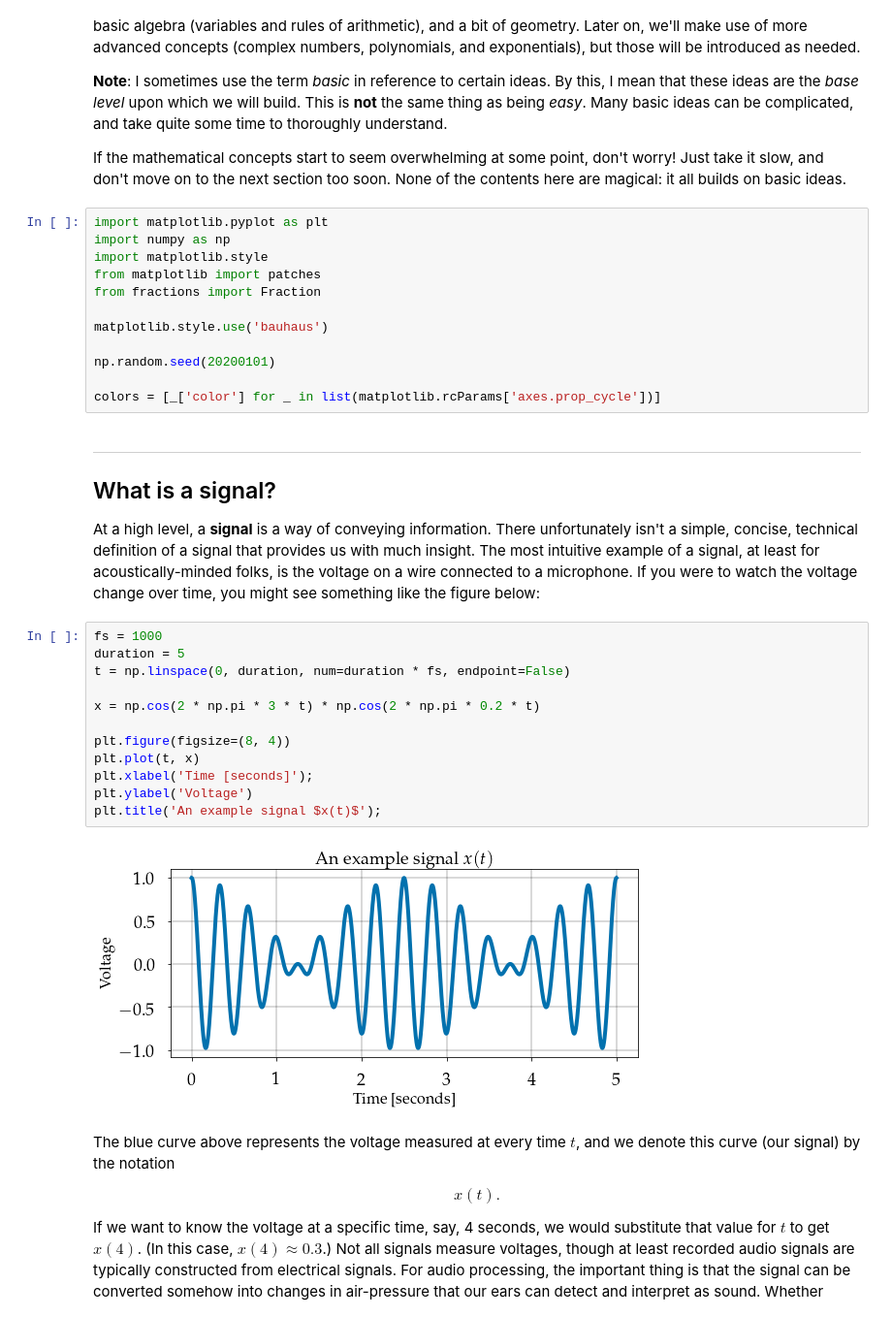
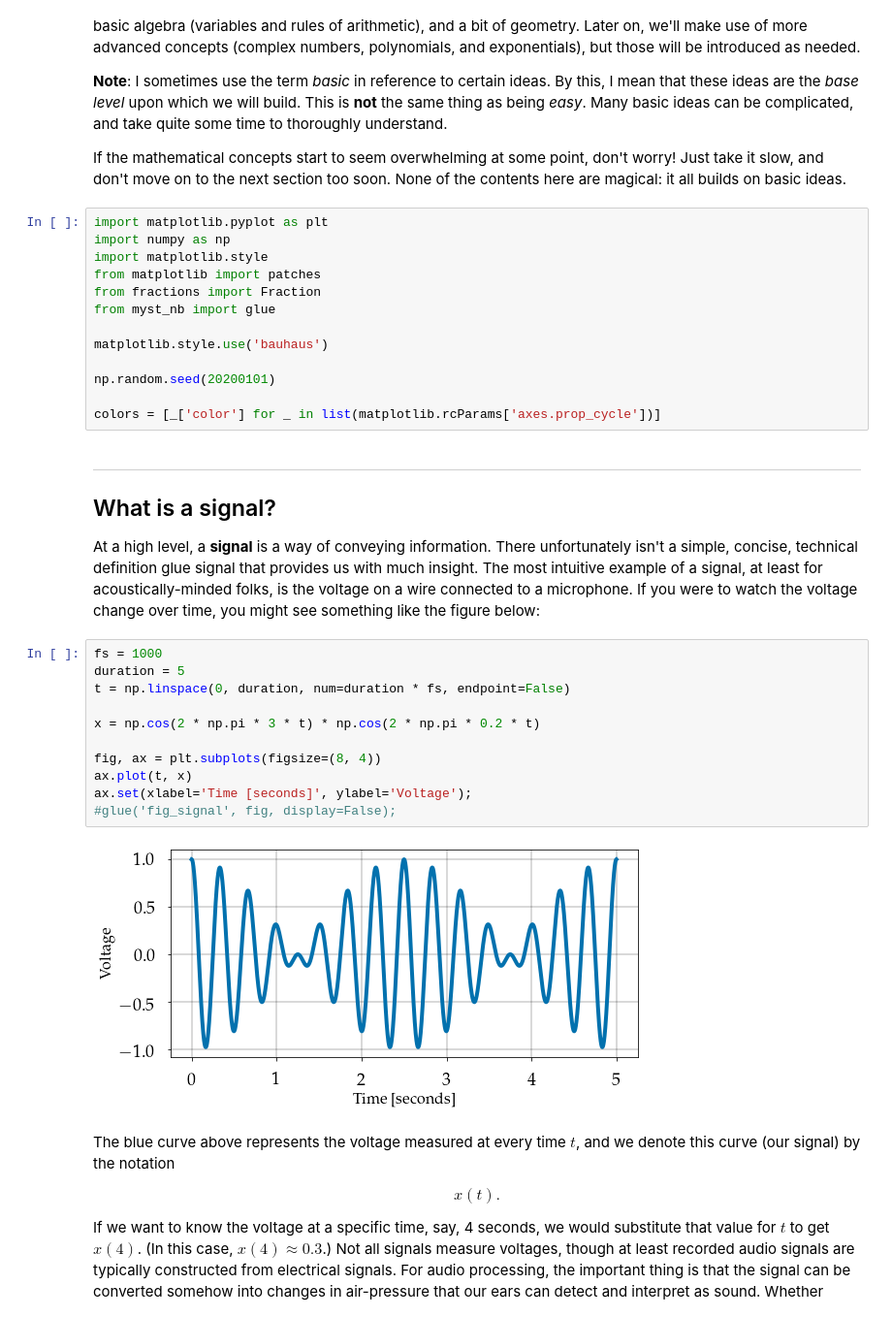
Before and after one commit to bmcfee/dstbook, a Jupyter notebook: content/ch01/Preliminaries.ipynb, the cells around one changed output. Shown at 97% size. Cells and saved outputs as stored; diff of their text form.

```diff
--- a/content/ch01/Preliminaries.ipynb
+++ b/content/ch01/Preliminaries.ipynb
@@ -20,6 +20,7 @@ import numpy as np
 import matplotlib.style
 from matplotlib import patches
 from fractions import Fraction
+from myst_nb import glue
 
 matplotlib.style.use('bauhaus')
 
@@ -31,23 +32,22 @@ colors = [_['color'] for _ in list(matplotlib.rcParams['axes.prop_cycle'])]
 ## What is a signal?
 
 At a high level, a **signal** is a way of conveying information.
-There unfortunately isn't a simple, concise, technical definition of a signal that provides us with much insight.
+There unfortunately isn't a simple, concise, technical definition glue signal that provides us with much insight.
 The most intuitive example of a signal, at least for acoustically-minded folks, is the voltage on a wire connected to a microphone.
 If you were to watch the voltage change over time, you might see something like the figure below:
 # %%
 fs = 1000
 duration = 5
 t = np.linspace(0, duration, num=duration * fs, endpoint=False)
 
 x = np.cos(2 * np.pi * 3 * t) * np.cos(2 * np.pi * 0.2 * t)
 
-plt.figure(figsize=(8, 4))
-plt.plot(t, x)
-plt.xlabel('Time [seconds]');
-plt.ylabel('Voltage')
-plt.title('An example signal $x(t)$');
+fig, ax = plt.subplots(figsize=(8, 4))
+ax.plot(t, x)
+ax.set(xlabel='Time [seconds]', ylabel='Voltage');
+#glue('fig_signal', fig, display=False);
 # %% [output]
-[figure, old version]
+[figure, new version]
 # %% [markdown]
 The blue curve above represents the voltage measured at every time $t$, and we denote this curve (our signal) by the notation
 
```
Also changed, not shown: parts of 1 cell of this notebook, 10 other files.
